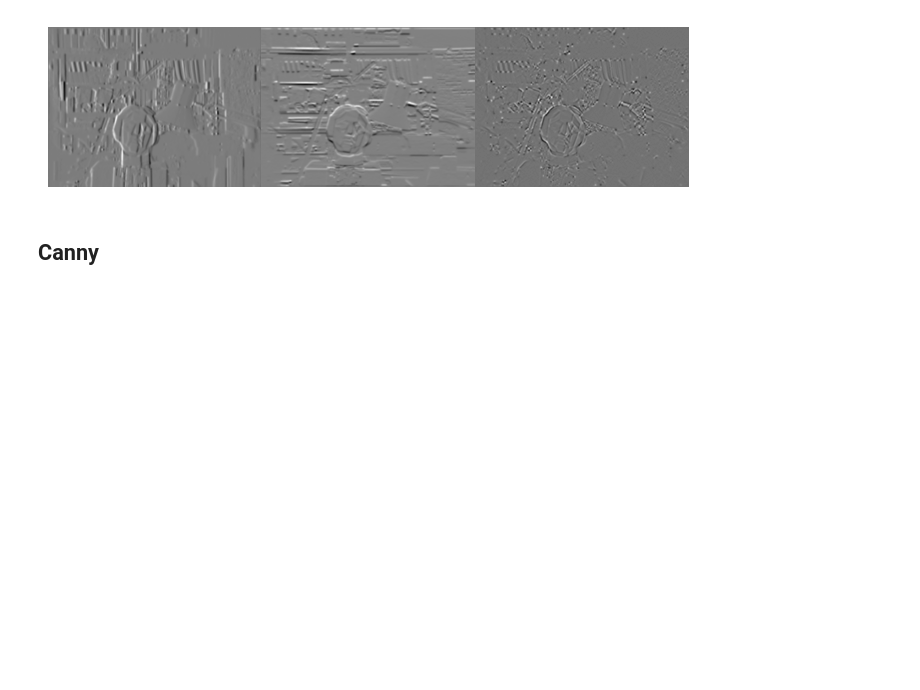
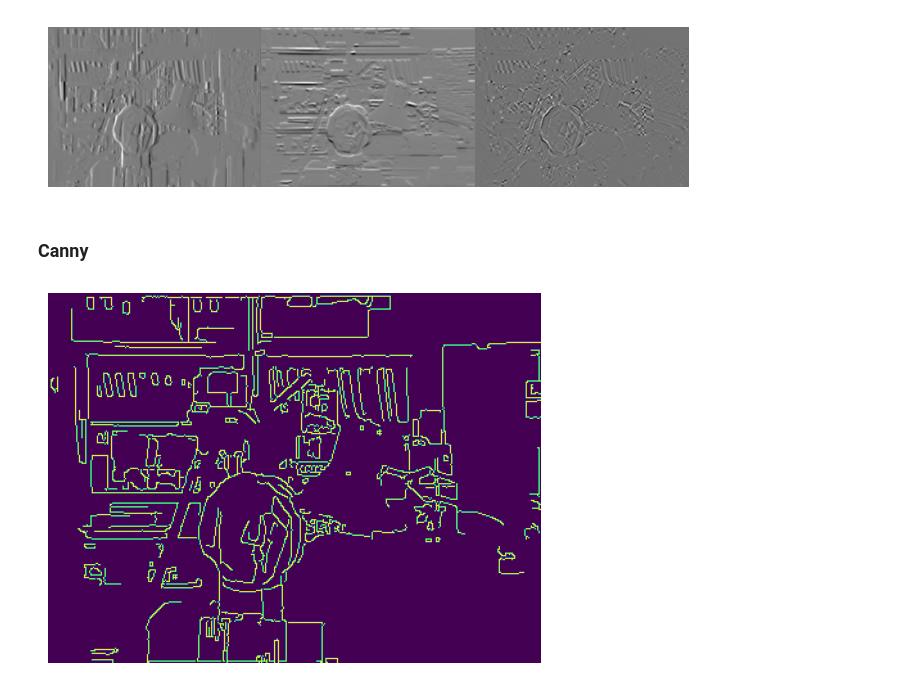
Before and after one commit to Arevalinchy/Image_Processing_Initiative, a Jupyter notebook: IIPP.ipynb, the cells around one changed output. Saved outputs shown, nothing was run; the diff lists cells and outputs as text; code cells hidden in the pictures; blank space fills up the shorter version.

```diff
--- a/IIPP.ipynb
+++ b/IIPP.ipynb
@@ -256,9 +256,15 @@ plt.show()
 # %% [output]
 [figure]
 # %% [markdown]
-## Canny
+### Canny
 # %%
 #Implementing Canny
 #Detectes by the use of a gradient
-edges = cv.Canny(image = blrImg, threshold1=100, treshold2=200)
+edgeCanny = cv.Canny(image = blrImg, threshold1=100, threshold2=200)
+
+plt.imshow(edgeCanny )
+plt.axis('off')
+plt.show()
+# %% [output]
+[figure, added]
 # %% [markdown]
```
Also changed, not shown: parts of 33 cells of this notebook, 1 other file.
